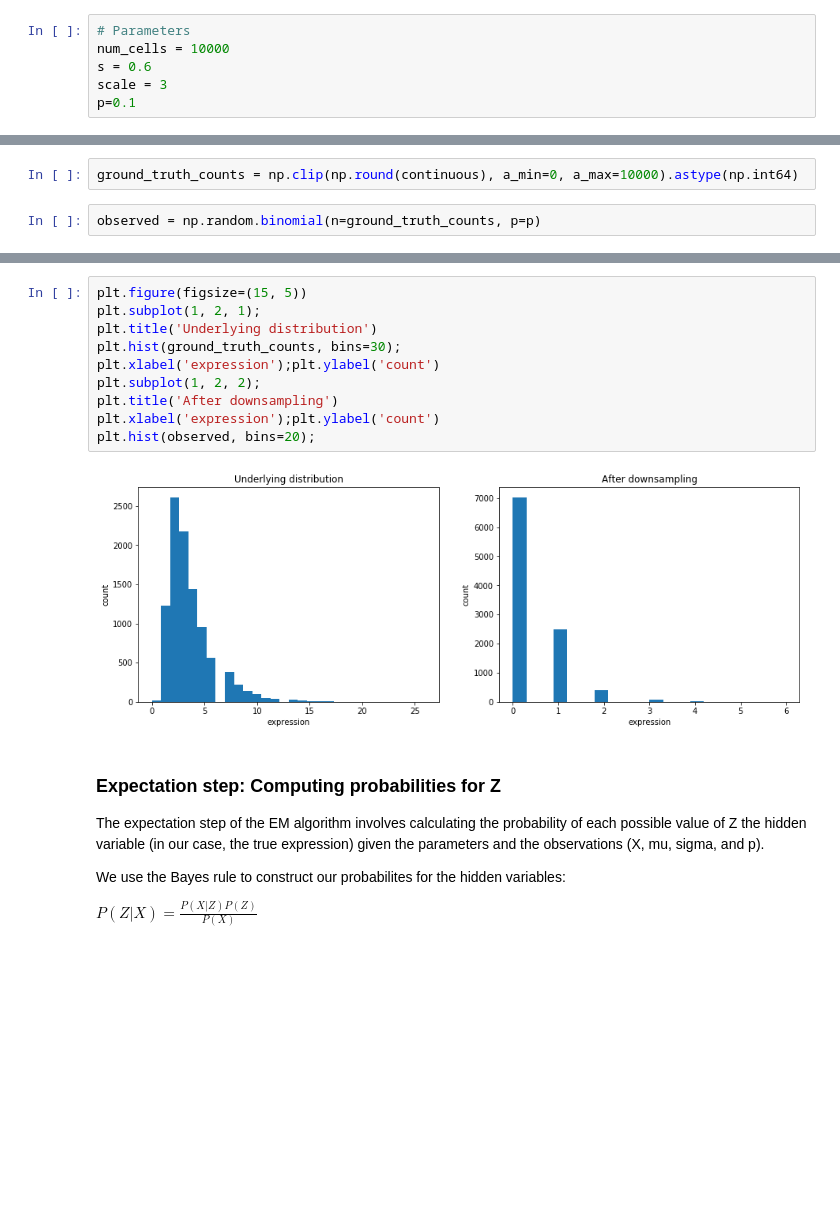
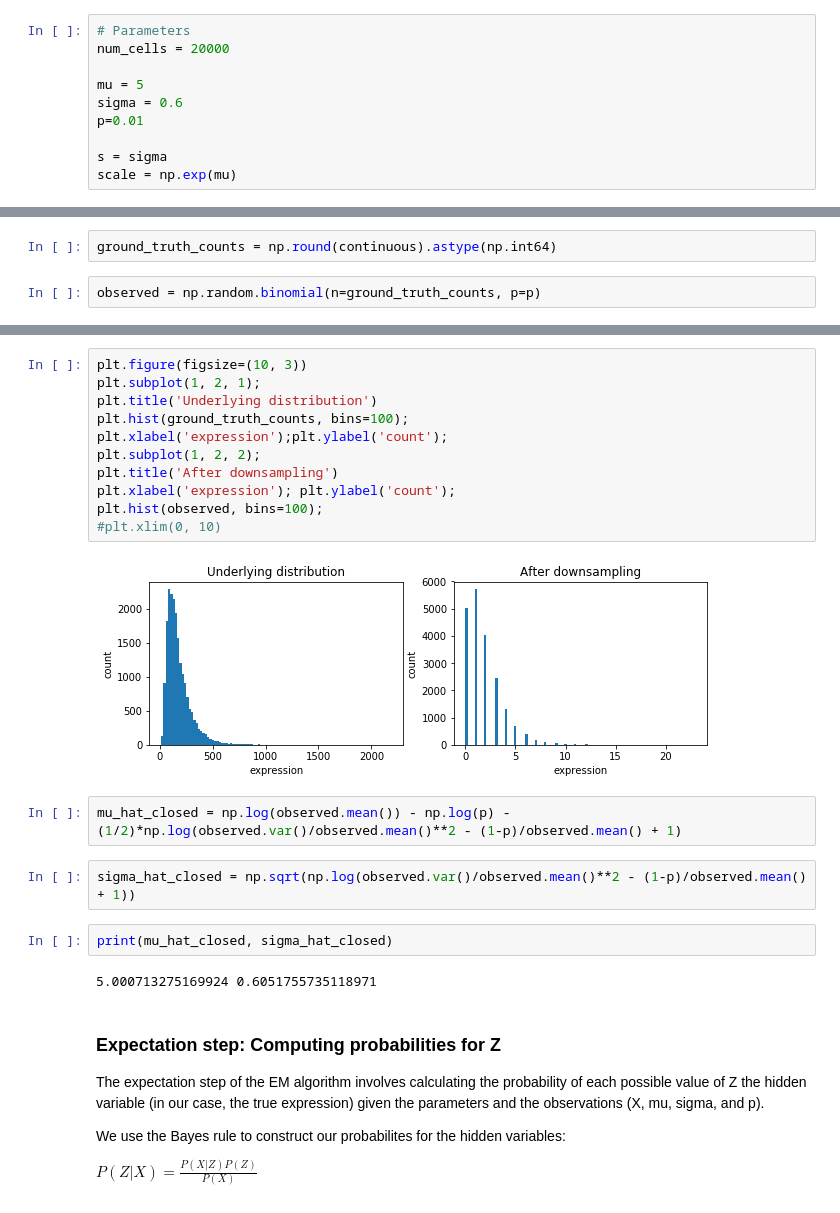
Before and after one commit to yelabucsf/scrna-parameter-estimation, a Jupyter notebook: notebooks/1d_em_simulation_lognormal.ipynb, the cells around one changed output, grey strips where cells are left out. Cells and saved outputs as stored; diff of their text form; blank space fills up the shorter version.

```diff
--- a/notebooks/1d_em_simulation_lognormal.ipynb
+++ b/notebooks/1d_em_simulation_lognormal.ipynb
@@ -77,7 +88,11 @@ scale = 1.5
 p=0.1
 # %%
 # Parameters
-num_cells = 10000
-s = 0.6
-scale = 3
-p=0.1
+num_cells = 20000
+
+mu = 5
+sigma = 0.6
+p=0.01
+
+s = sigma
+scale = np.exp(mu)
@@ -85,6 +104,6 @@ p=0.1
 continuous = stats.lognorm.rvs(s=s, scale=scale, size=num_cells)
 normal_continuous = stats.norm.rvs(loc=np.log(scale), scale=s, size=num_cells)
 # %%
-ground_truth_counts = np.clip(np.round(continuous), a_min=0, a_max=10000).astype(np.int64)
+ground_truth_counts = np.round(continuous).astype(np.int64)
 # %%
 observed = np.random.binomial(n=ground_truth_counts, p=p)
@@ -106,15 +124,24 @@ Best possible estimate of scale: 3.363162343019046
 # %%
-plt.figure(figsize=(15, 5))
+plt.figure(figsize=(10, 3))
 plt.subplot(1, 2, 1);
 plt.title('Underlying distribution')
-plt.hist(ground_truth_counts, bins=30);
-plt.xlabel('expression');plt.ylabel('count')
+plt.hist(ground_truth_counts, bins=100);
+plt.xlabel('expression');plt.ylabel('count');
 plt.subplot(1, 2, 2);
 plt.title('After downsampling')
-plt.xlabel('expression');plt.ylabel('count')
-plt.hist(observed, bins=20);
+plt.xlabel('expression'); plt.ylabel('count');
+plt.hist(observed, bins=100);
+#plt.xlim(0, 10)
 # %% [output]
-[figure, old version]
+[figure, new version]
+# %%
+mu_hat_closed = np.log(observed.mean()) - np.log(p) - (1/2)*np.log(observed.var()/observed.mean()**2 - (1-p)/observed.mean() + 1)
+# %%
+sigma_hat_closed = np.sqrt(np.log(observed.var()/observed.mean()**2 - (1-p)/observed.mean() + 1))
+# %%
+print(mu_hat_closed, sigma_hat_closed)
+# %% [output]
+5.000713275169924 0.6051755735118971
 # %% [markdown]
 ### Expectation step: Computing probabilities for Z
 
```
Also changed, not shown: parts of 44 cells of this notebook, 11 other files.
